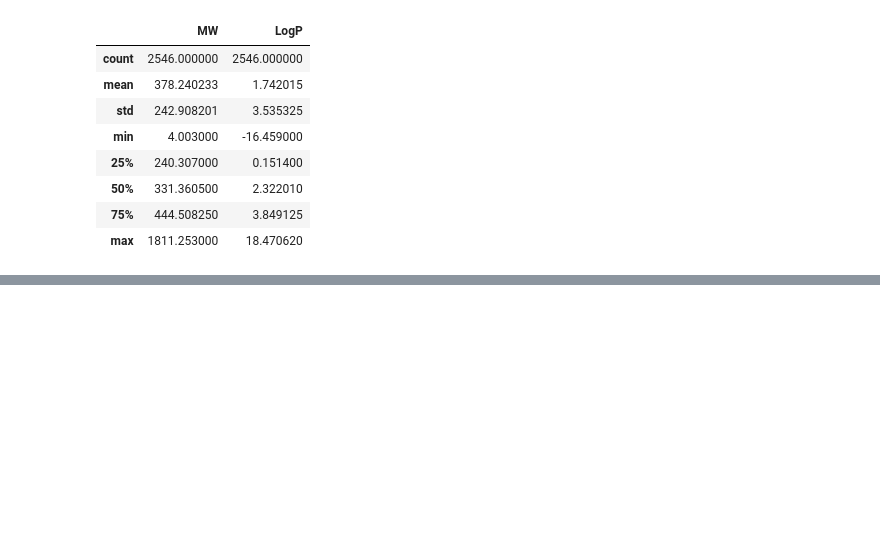
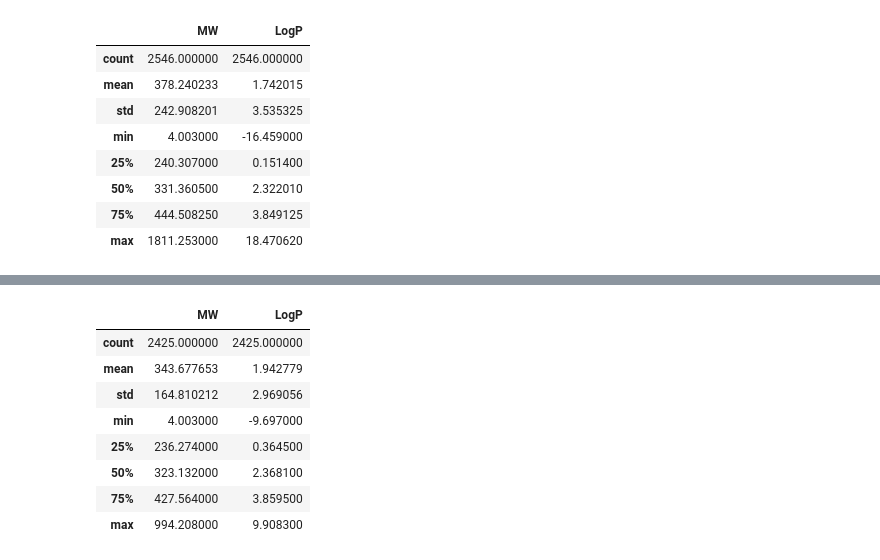
Before and after one commit to francoslucas/tutorials, a Jupyter notebook: tutorial-pw.ipynb, the cells around one changed output, grey strips where cells are left out. Saved outputs shown, nothing was run; the diff lists cells and outputs as text; code cells hidden in the pictures; blank space fills up the shorter version.

```diff
--- a/tutorial-pw.ipynb
+++ b/tutorial-pw.ipynb
@@ -219,0 +223,12 @@ array([[<AxesSubplot: title={'center': 'LogP'}>]], dtype=object)
+# %%
+df_filter4.describe()
+# %% [output]
+|  | MW | LogP |
+| count | 2425.000000 | 2425.000000 |
+| mean | 343.677653 | 1.942779 |
+| std | 164.810212 | 2.969056 |
+| min | 4.003000 | -9.697000 |
+| 25% | 236.274000 | 0.364500 |
+| 50% | 323.132000 | 2.368100 |
+| 75% | 427.564000 | 3.859500 |
+| max | 994.208000 | 9.908300 |
```
Also changed, not shown: parts of 12 cells of this notebook.
